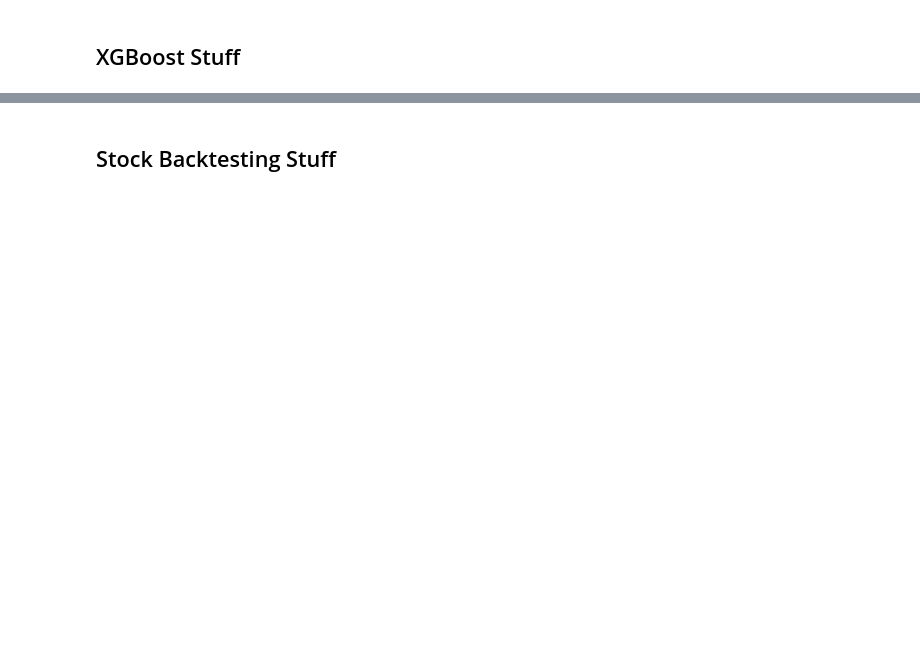
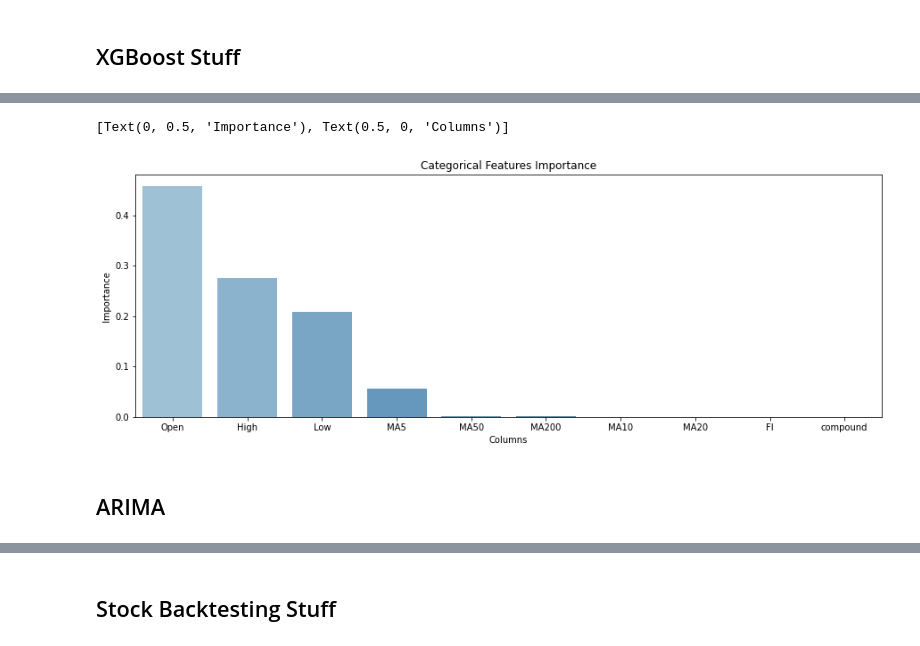
Before and after one commit to bagnalln/sentiment_stocks_ece579, a Jupyter notebook: Sentiment_Stocks.ipynb, the cells around one changed output, grey strips where cells are left out. Saved outputs shown, nothing was run; the diff lists cells and outputs as text; code cells hidden in the pictures; blank space fills up the shorter version.

```diff
--- a/Sentiment_Stocks.ipynb
+++ b/Sentiment_Stocks.ipynb
@@ -898,0 +939,23 @@ ax.set(xlabel="Columns", ylabel = "Importance")
+# %%
+import seaborn as sns
+import numpy as np
+
+# plot feature importance in classifier
+indices = np.argsort(reg_model.feature_importances_)[::-1]
+
+features = []
+for i in range(10):
+    features.append(X_train.columns[indices[i]])
+
+fig, ax = plt.subplots(figsize=(15,5))
+
+sns.barplot(x=features, y=reg_model.feature_importances_[indices[range(10)]],\
+label="Importtant Categorical Features", palette=("Blues_d"),ax=ax).\
+set_title('Categorical Features Importance')
+
+ax.set(xlabel="Columns", ylabel = "Importance")
+# %% [output]
+[Text(0, 0.5, 'Importance'), Text(0.5, 0, 'Columns')]
+[figure, added]
+# %% [markdown]
+## ARIMA
```
Also changed, not shown: parts of 54 cells of this notebook.
